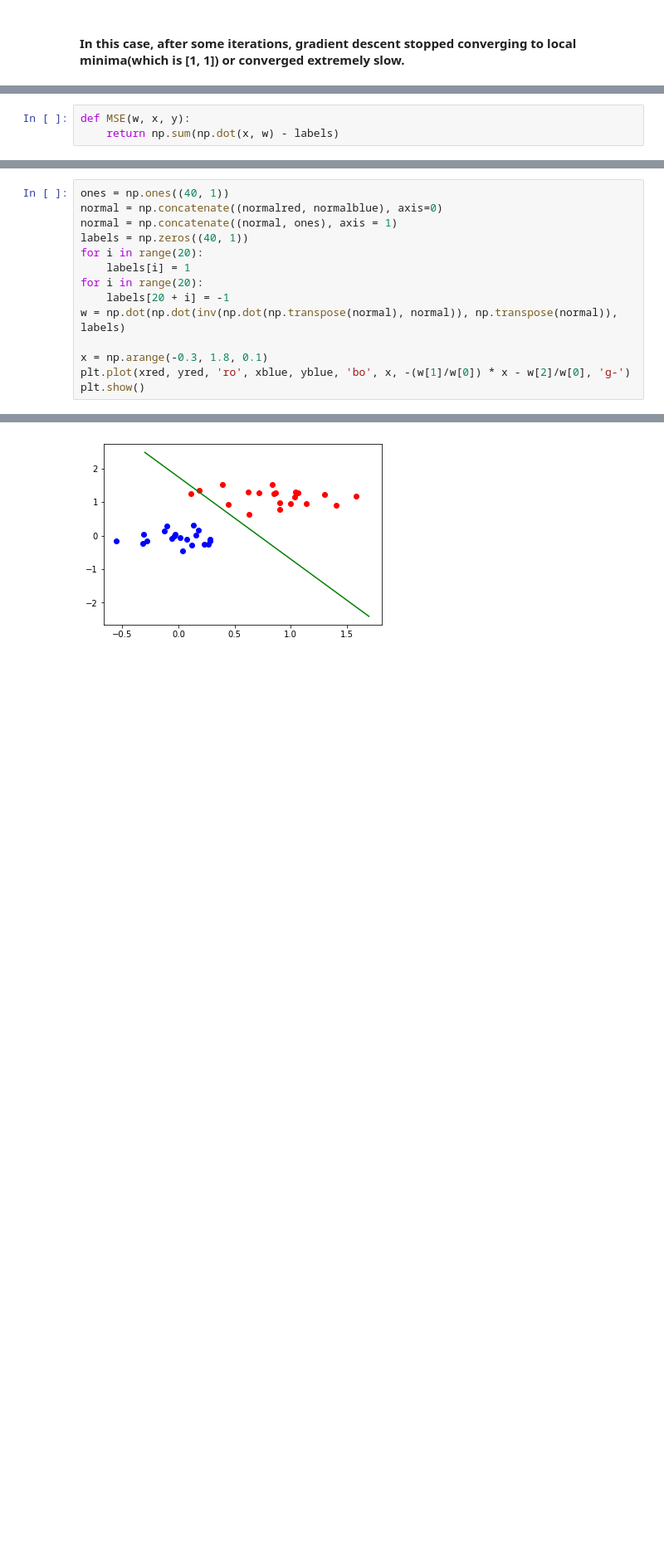
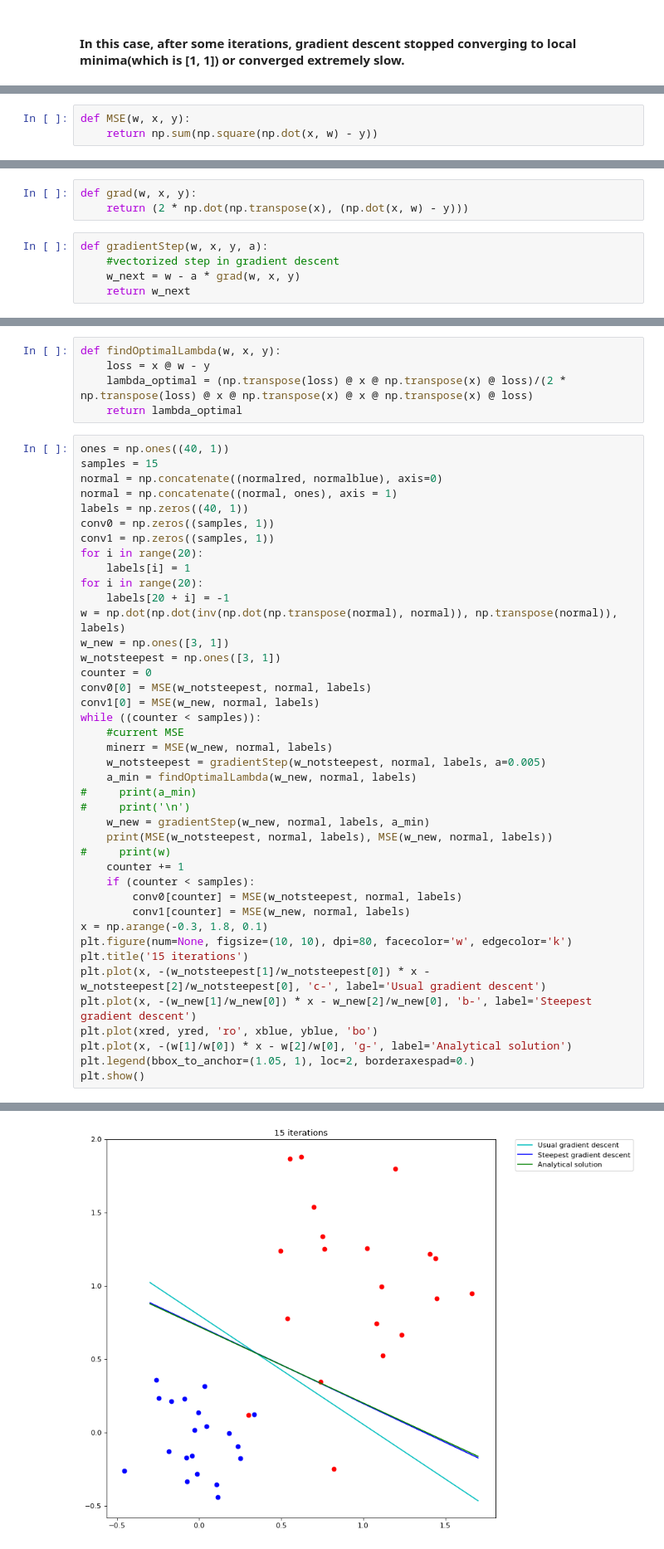
Before and after one commit to ahmados/renju, a Jupyter notebook: lab-1.ipynb, the cells around one changed output, grey strips where cells are left out. Shown at 83% size. Drawn from its saved outputs; the diff is of its cells as text; blank space fills up the shorter version.

```diff
--- a/lab-1.ipynb
+++ b/lab-1.ipynb
@@ -450,3 +450,3 @@ plt.show()
 # %%
 def MSE(w, x, y):
-    return np.sum(np.dot(x, w) - labels)
+    return np.sum(np.square(np.dot(x, w) - y))
@@ -458,0 +453,8 @@ labels.shape
+# %%
+def grad(w, x, y):
+    return (2 * np.dot(np.transpose(x), (np.dot(x, w) - y)))
+# %%
+def gradientStep(w, x, y, a):
+    #vectorized step in gradient descent
+    w_next = w - a * grad(w, x, y)
+    return w_next
@@ -459,15 +471,47 @@ labels.shape
+# %%
+def findOptimalLambda(w, x, y):
+    loss = x @ w - y
+    lambda_optimal = (np.transpose(loss) @ x @ np.transpose(x) @ loss)/(2 * np.transpose(loss) @ x @ np.transpose(x) @ x @ np.transpose(x) @ loss)
+    return lambda_optimal
 # %%
 ones = np.ones((40, 1))
+samples = 15
 normal = np.concatenate((normalred, normalblue), axis=0)
 normal = np.concatenate((normal, ones), axis = 1)
 labels = np.zeros((40, 1))
+conv0 = np.zeros((samples, 1))
+conv1 = np.zeros((samples, 1))
 for i in range(20):
     labels[i] = 1
 for i in range(20):
     labels[20 + i] = -1
 w = np.dot(np.dot(inv(np.dot(np.transpose(normal), normal)), np.transpose(normal)), labels)
-
+w_new = np.ones([3, 1])
+w_notsteepest = np.ones([3, 1])
+counter = 0
+conv0[0] = MSE(w_notsteepest, normal, labels)
+conv1[0] = MSE(w_new, normal, labels)
+while ((counter < samples)):
+    #current MSE
+    minerr = MSE(w_new, normal, labels)
+    w_notsteepest = gradientStep(w_notsteepest, normal, labels, a=0.005)
+    a_min = findOptimalLambda(w_new, normal, labels)
+#     print(a_min)
+#     print('\n')
+    w_new = gradientStep(w_new, normal, labels, a_min)
+    print(MSE(w_notsteepest, normal, labels), MSE(w_new, normal, labels))
+#     print(w)
+    counter += 1
+    if (counter < samples):
+        conv0[counter] = MSE(w_notsteepest, normal, labels)
+        conv1[counter] = MSE(w_new, normal, labels)
 x = np.arange(-0.3, 1.8, 0.1)
-plt.plot(xred, yred, 'ro', xblue, yblue, 'bo', x, -(w[1]/w[0]) * x - w[2]/w[0], 'g-')
+plt.figure(num=None, figsize=(10, 10), dpi=80, facecolor='w', edgecolor='k')
+plt.title('15 iterations')
+plt.plot(x, -(w_notsteepest[1]/w_notsteepest[0]) * x - w_notsteepest[2]/w_notsteepest[0], 'c-', label='Usual gradient descent')
+plt.plot(x, -(w_new[1]/w_new[0]) * x - w_new[2]/w_new[0], 'b-', label='Steepest gradient descent')
+plt.plot(xred, yred, 'ro', xblue, yblue, 'bo')
+plt.plot(x, -(w[1]/w[0]) * x - w[2]/w[0], 'g-', label='Analytical solution')
+plt.legend(bbox_to_anchor=(1.05, 1), loc=2, borderaxespad=0.)
 plt.show()
 # %% [output]
@@ -474 +533 @@ plt.show()
-[figure, old version]
+[figure, new version]
```
Also changed, not shown: parts of 24 cells of this notebook, 1 other file.
